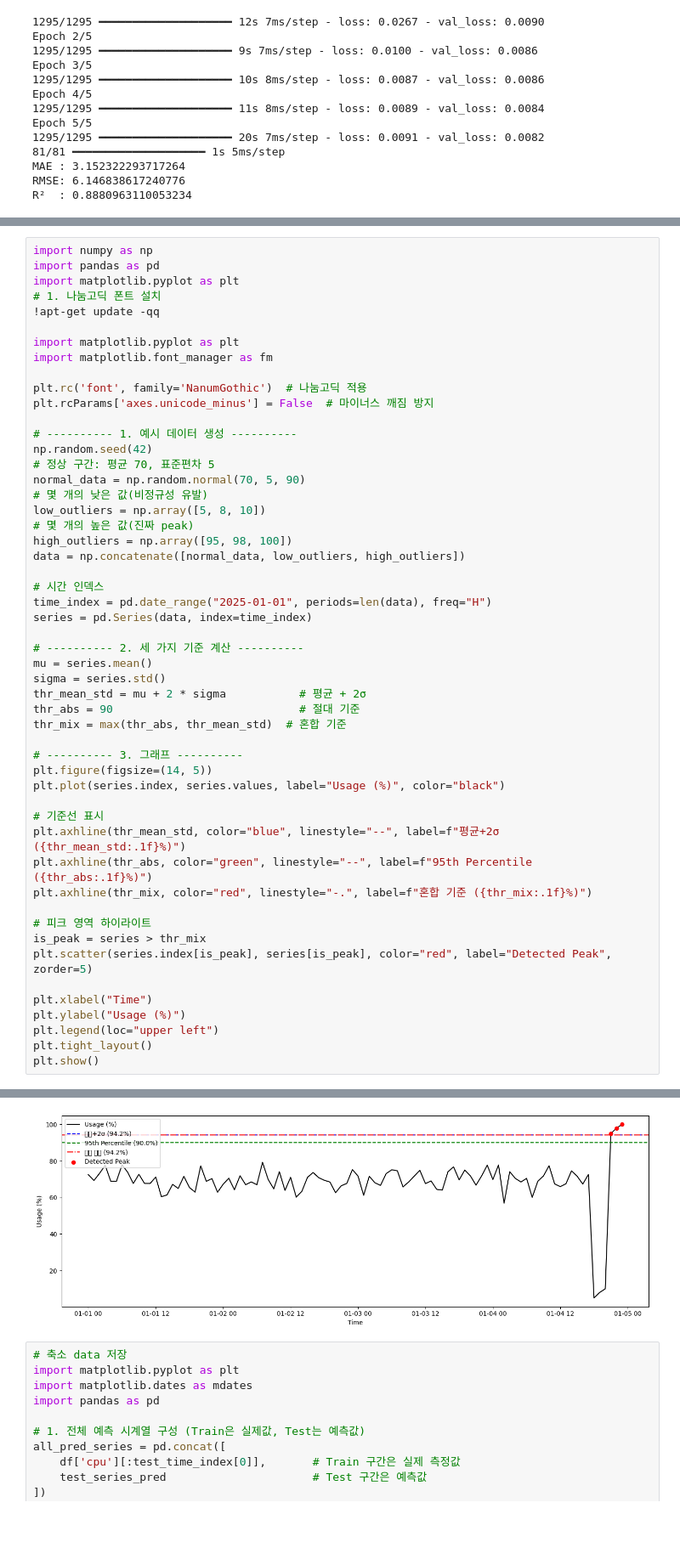
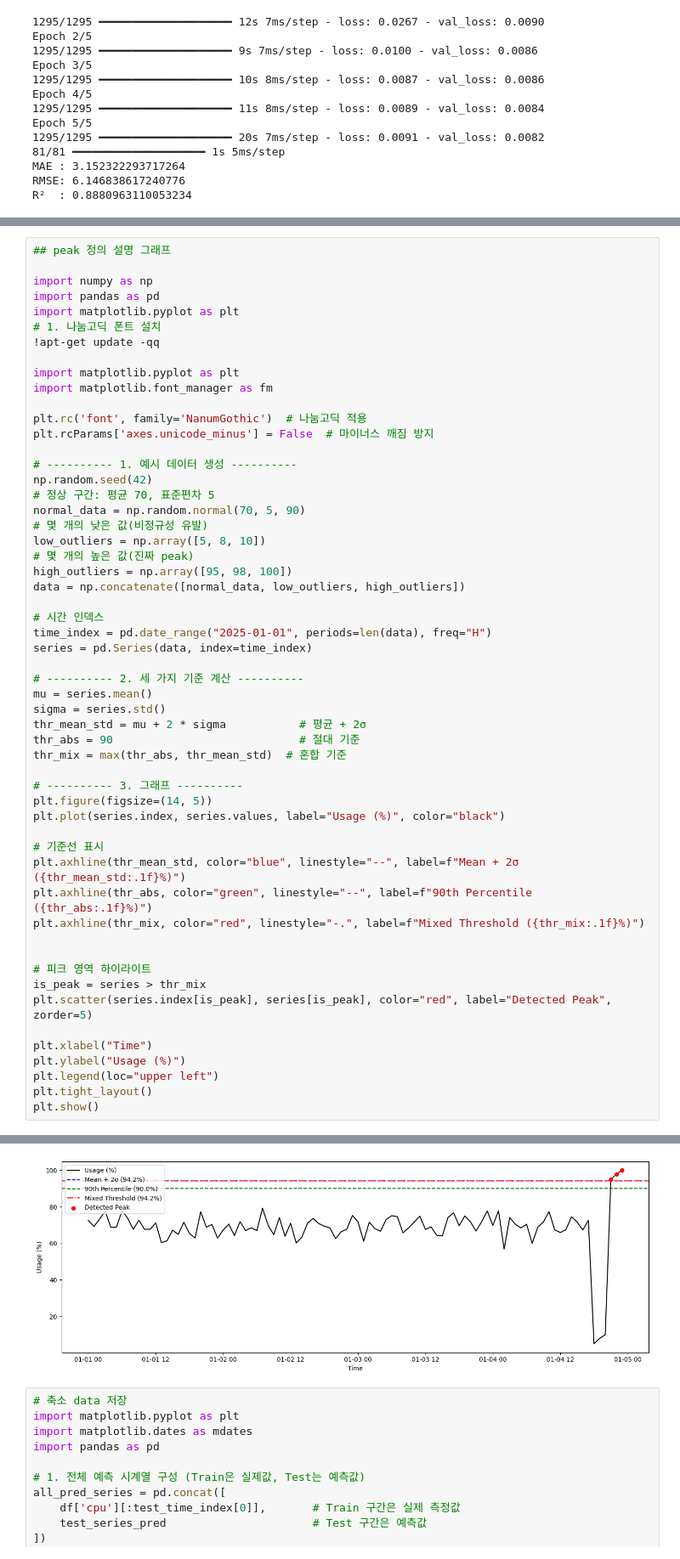
Before and after one commit to hyeonseonn/sensing_app, a Jupyter notebook: [0809new]_machine_learning_CPU.ipynb, the cells around one changed output, grey strips where cells are left out. Shown at 85% size. Saved outputs shown, nothing was run; the diff lists cells and outputs as text; blank space fills up the shorter version.

```diff
--- a/[0809new]_machine_learning_CPU.ipynb
+++ b/[0809new]_machine_learning_CPU.ipynb
@@ -521,4 +514,6 @@ W: Skipping acquire of configured file 'main/source/Sources' as repository 'http
 # %%
+## peak 정의 설명 그래프
+
 import numpy as np
 import pandas as pd
 import matplotlib.pyplot as plt
@@ -557,39 +552,40 @@ plt.figure(figsize=(14, 5))
 plt.plot(series.index, series.values, label="Usage (%)", color="black")
 
 # 기준선 표시
-plt.axhline(thr_mean_std, color="blue", linestyle="--", label=f"평균+2σ ({thr_mean_std:.1f}%)")
-plt.axhline(thr_abs, color="green", linestyle="--", label=f"95th Percentile ({thr_abs:.1f}%)")
-plt.axhline(thr_mix, color="red", linestyle="-.", label=f"혼합 기준 ({thr_mix:.1f}%)")
+plt.axhline(thr_mean_std, color="blue", linestyle="--", label=f"Mean + 2σ ({thr_mean_std:.1f}%)")
+plt.axhline(thr_abs, color="green", linestyle="--", label=f"90th Percentile ({thr_abs:.1f}%)")
+plt.axhline(thr_mix, color="red", linestyle="-.", label=f"Mixed Threshold ({thr_mix:.1f}%)")
+
 
 # 피크 영역 하이라이트
 is_peak = series > thr_mix
 plt.scatter(series.index[is_peak], series[is_peak], color="red", label="Detected Peak", zorder=5)
 
 plt.xlabel("Time")
 plt.ylabel("Usage (%)")
 plt.legend(loc="upper left")
 plt.tight_layout()
 plt.show()
 # %% [output]
 W: Skipping acquire of configured file 'main/source/Sources' as repository 'https://r2u.stat.illinois.edu/ubuntu jammy InRelease' does not seem to provide it (sources.list entry misspelt?)
 WARNING:matplotlib.font_manager:findfont: Font family 'NanumGothic' not found.
 WARNING:matplotlib.font_manager:findfont: Font family 'NanumGothic' not found.
 WARNING:matplotlib.font_manager:findfont: Font family 'NanumGothic' not found.
 WARNING:matplotlib.font_manager:findfont: Font family 'NanumGothic' not found.
 WARNING:matplotlib.font_manager:findfont: Font family 'NanumGothic' not found.
 WARNING:matplotlib.font_manager:findfont: Font family 'NanumGothic' not found.
 WARNING:matplotlib.font_manager:findfont: Font family 'NanumGothic' not found.
 WARNING:matplotlib.font_manager:findfont: Font family 'NanumGothic' not found.
 WARNING:matplotlib.font_manager:findfont: Font family 'NanumGothic' not found.
 WARNING:matplotlib.font_manager:findfont: Font family 'NanumGothic' not found.
 WARNING:matplotlib.font_manager:findfont: Font family 'NanumGothic' not found.
 WARNING:matplotlib.font_manager:findfont: Font family 'NanumGothic' not found.
 ... (107 lines left out)
 WARNING:matplotlib.font_manager:findfont: Font family 'NanumGothic' not found.
 WARNING:matplotlib.font_manager:findfont: Font family 'NanumGothic' not found.
 WARNING:matplotlib.font_manager:findfont: Font family 'NanumGothic' not found.
 WARNING:matplotlib.font_manager:findfont: Font family 'NanumGothic' not found.
-[figure, old version]
+[figure, new version]
 # %%
 # 축소 data 저장
 import matplotlib.pyplot as plt
```
Also changed, not shown: parts of 2 cells of this notebook.
